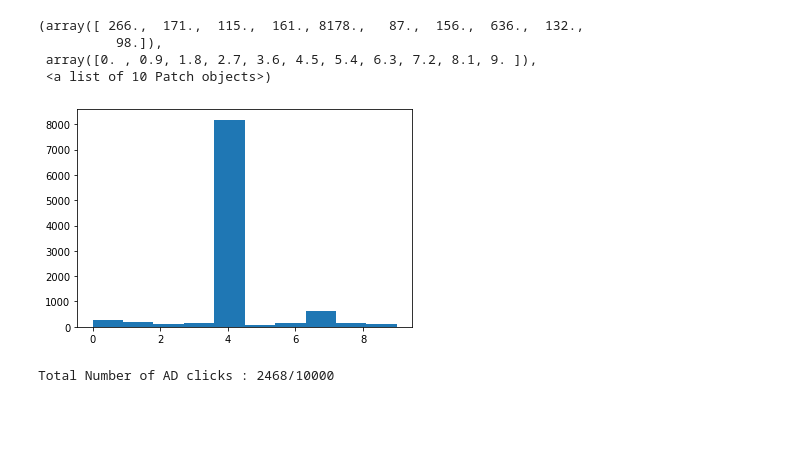
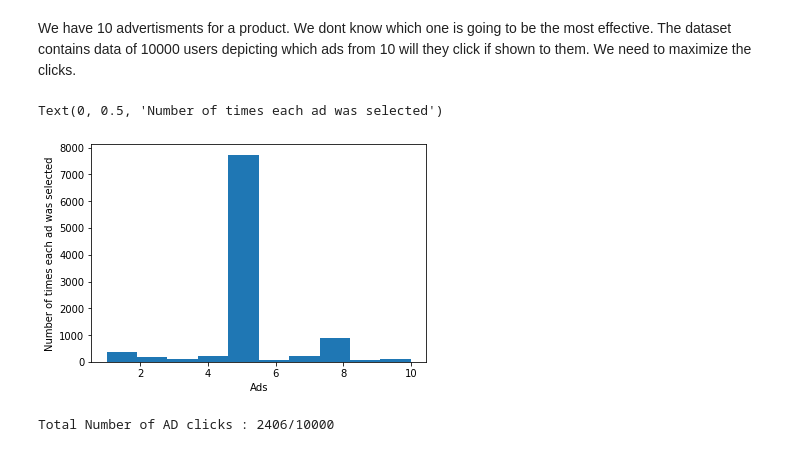
Before and after one commit to aayush2710/Basic-ML-Algorithms, a Jupyter notebook: Reinforcement Learning/Upper Confidence Bound/UCB.ipynb, the cells around one changed output. Cells and saved outputs as stored; diff of their text form; code cells hidden in the pictures; blank space fills up the shorter version.

```diff
--- a/Reinforcement Learning/Upper Confidence Bound/UCB.ipynb
+++ b/Reinforcement Learning/Upper Confidence Bound/UCB.ipynb
@@ -31,3 +51,5 @@ ADS = [Ad(),Ad(),Ad(),Ad(),Ad(),Ad(),Ad(),Ad(),Ad(),Ad()]
+# %% [markdown]
+We have 10 advertisments for a product. We dont know which one is going to be the most effective. The dataset contains data of 10000 users depicting which ads from 10 will they click if shown to them. We need to maximize the clicks.
 # %%
 def opt_selector(ADS):
     import random
@@ -57,21 +79,20 @@ for i in range(a):
     else:
 
         k = opt_selector(ADS)
-    L.append(k)
+    L.append(k+1)
 
 
     rew = Data[i,k]
     ADS[k].reward(rew,i+1)
     TotalRew+=rew
-# %%
-plt.hist(L)
-# %% [output]
-(array([ 266.,  171.,  115.,  161., 8178.,   87.,  156.,  636.,  132.,
-          98.]),
- array([0. , 0.9, 1.8, 2.7, 3.6, 4.5, 5.4, 6.3, 7.2, 8.1, 9. ]),
- <a list of 10 Patch objects>)
-[figure, removed]
+# %%
+plt.hist(L)
+plt.xlabel('Ads')
+plt.ylabel('Number of times each ad was selected')
+# %% [output]
+Text(0, 0.5, 'Number of times each ad was selected')
+[figure, added]
 # %%
 print("Total Number of AD clicks : " + str(TotalRew) + "/10000")
 # %% [output]
-Total Number of AD clicks : 2468/10000
+Total Number of AD clicks : 2406/10000
```
Also changed, not shown: parts of 1 cell of this notebook.
